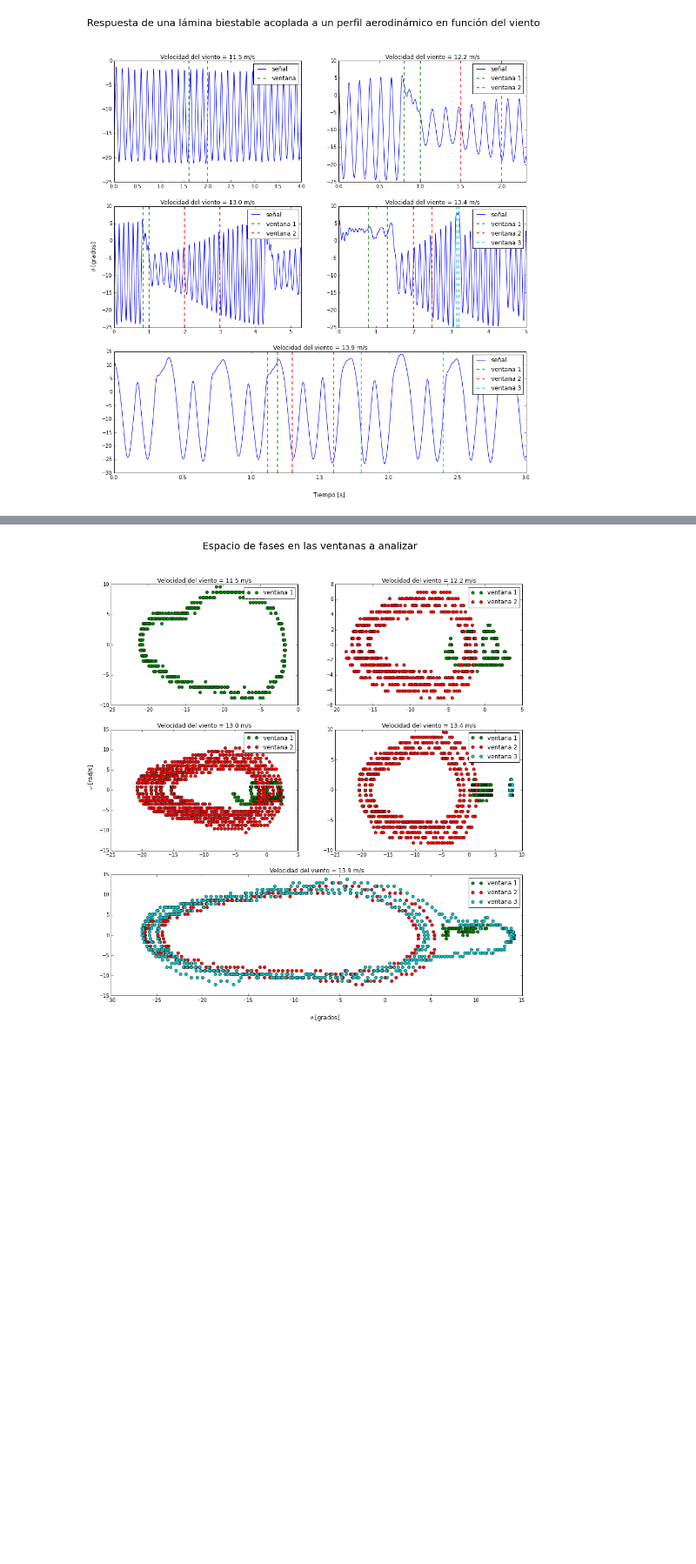
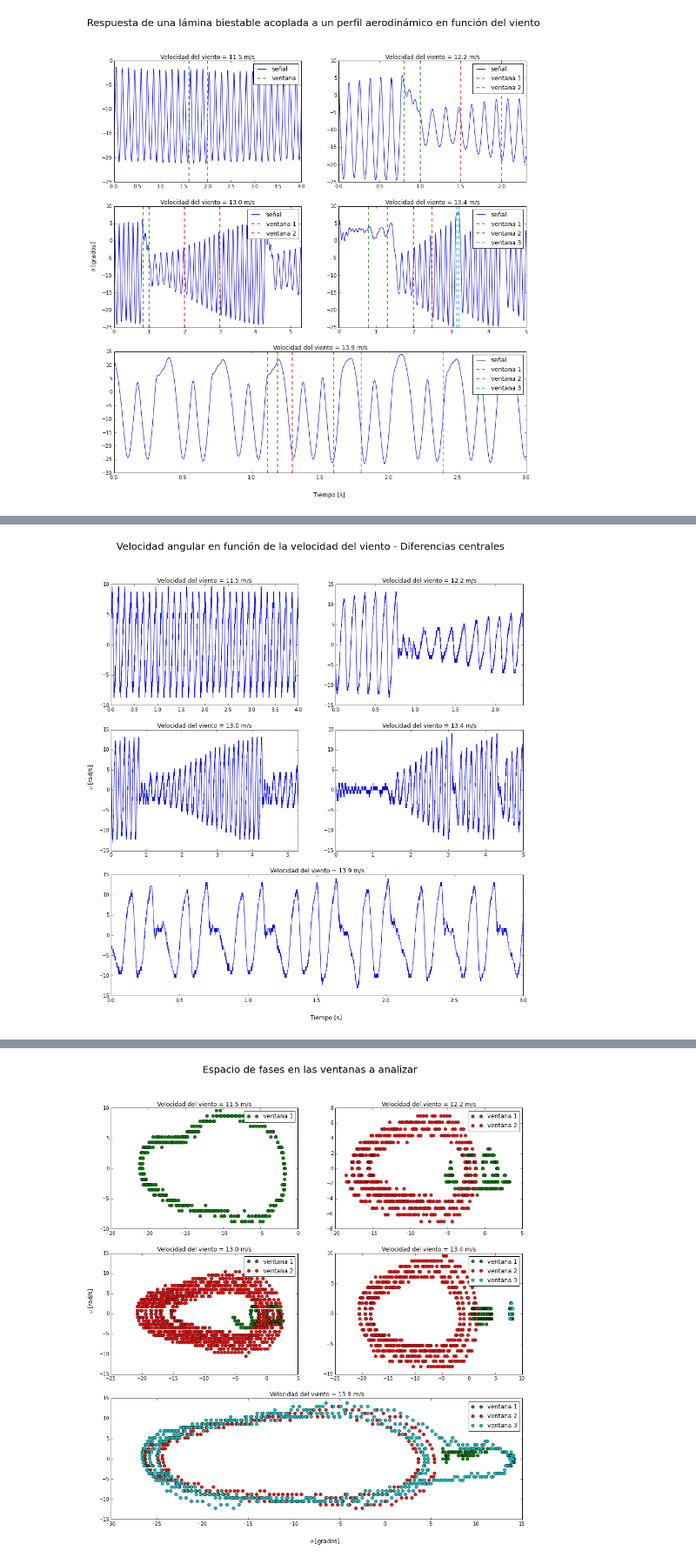
Before and after one commit to deolaya1318/MCdata, a Jupyter notebook: Proyecto/Proyecto.ipynb, the cells around one changed output, grey strips where cells are left out. Shown at 87% size. Drawn from its saved outputs; the diff is of its cells as text; code cells hidden in the pictures; blank space fills up the shorter version.

```diff
--- a/Proyecto/Proyecto.ipynb
+++ b/Proyecto/Proyecto.ipynb
@@ -190,0 +194,48 @@ plt.show()
+# %%
+#Ahora queremos graficar el espacio de fases de la posición angular, para ello debemos hallar la velocidad angular
+#del dispositivo. Usamos el método de diferencias centrales para encontrar el valor de la derivada de la posición
+#angular. Expresamos esta velocidad en unidades de rad/s, por eso debemos incluir un factor de conversión dentro
+#de la función.
+def derivate(data):
+    h = data[1,0] - data[0,0]
+    dataforward = np.roll(data[:,1],-1)
+    databackward = np.roll(data[:,1],1)
+    conv = np.pi/180
+    omega = conv*(dataforward-databackward)/(2.*h)
+    return omega[1:-1]
+#Aplicamos la función derivada a cada uno de los datos
+omega1 = derivate(data1)
+omega2 = derivate(data2)
+omega3 = derivate(data3)
+omega4 = derivate(data4)
+omega5 = derivate(data5)
+
+#Para facilidad al graficar la velocidad angular en función del tiempo se guardan los tiempos y los resultados de
+#aplicar la función derivate en dos array
+tiempo = np.array([data1[1:-1,0],data2[1:-1,0],data3[1:-1,0],data4[1:-1,0],data5[1:-1,0]])
+omega = np.array([omega1,omega2,omega3,omega4,omega5])
+
+#Usando un ciclo y condicionales graficamos los resultados en una grilla como fueron presentados en el paso anterior
+fig = figure(figsize=(15,15))
+fig.suptitle(u"Velocidad angular en función de la velocidad del viento - Diferencias centrales",fontsize=20)
+for i in range(5):
+    if i == 0 or i == 1:
+        ax = plt.subplot2grid((3,2),(0,i))
+        ax.plot(tiempo[i],omega[i])
+        ax.set_xlim(0,max(tiempo[i]))
+        ax.set_title('Velocidad del viento = '+str(velocity[i])+' m/s')
+    elif i == 2 or i == 3:
+        ax = plt.subplot2grid((3,2),(1,i-2))
+        ax.plot(tiempo[i],omega[i])
+        ax.set_xlim(0,max(tiempo[i]))
+        ax.set_title('Velocidad del viento = '+str(velocity[i])+' m/s')
+    else:
+        ax = plt.subplot2grid((3,2),(2,0),colspan=2)
+        ax.plot(tiempo[i],omega[i])
+        ax.set_xlim(0,max(tiempo[i]))
+        ax.set_title('Velocidad del viento = '+str(velocity[i])+' m/s')
+fig.text(0.08,0.55,r'$\omega$ [rad/s]',rotation='vertical', fontsize=12)
+fig.text(0.5,0.08,u'Tiempo [s]',rotation='horizontal', fontsize=12)
+plt.show()
+# %% [output]
+[figure, added]
```
Also changed, not shown: parts of 30 cells of this notebook.
